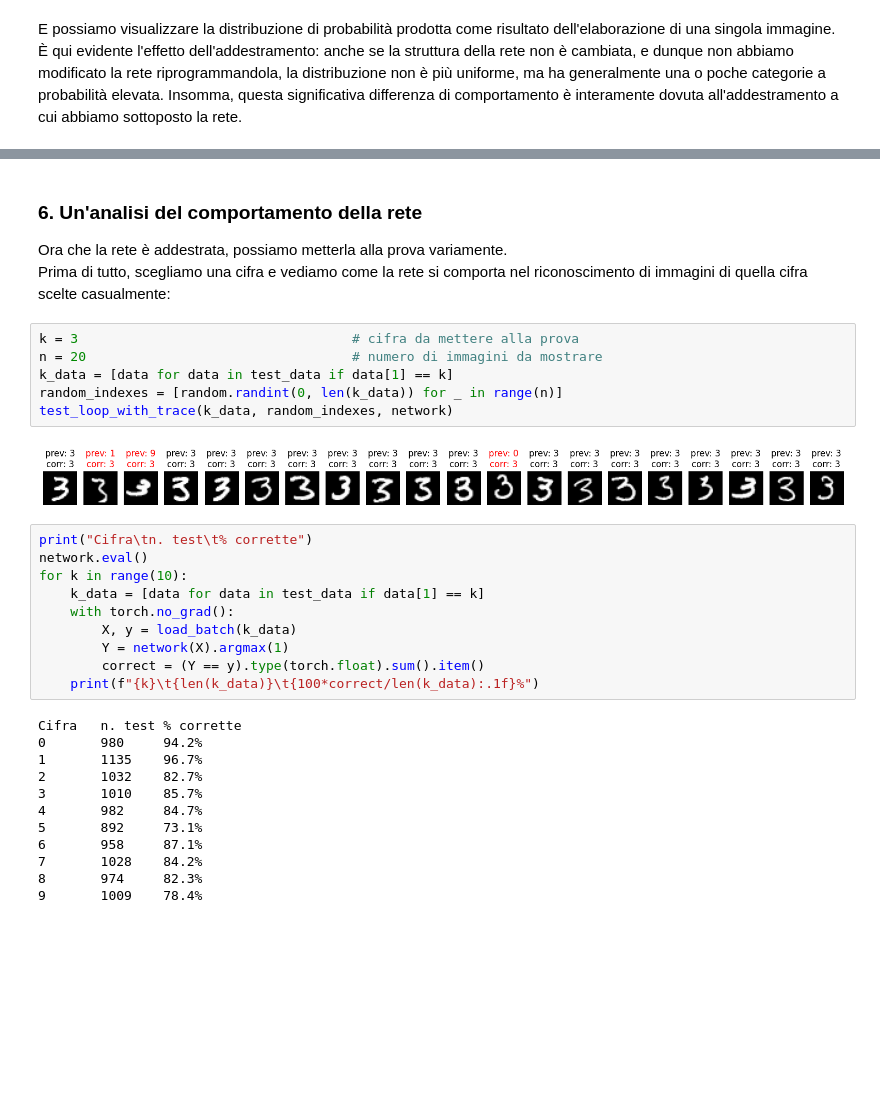
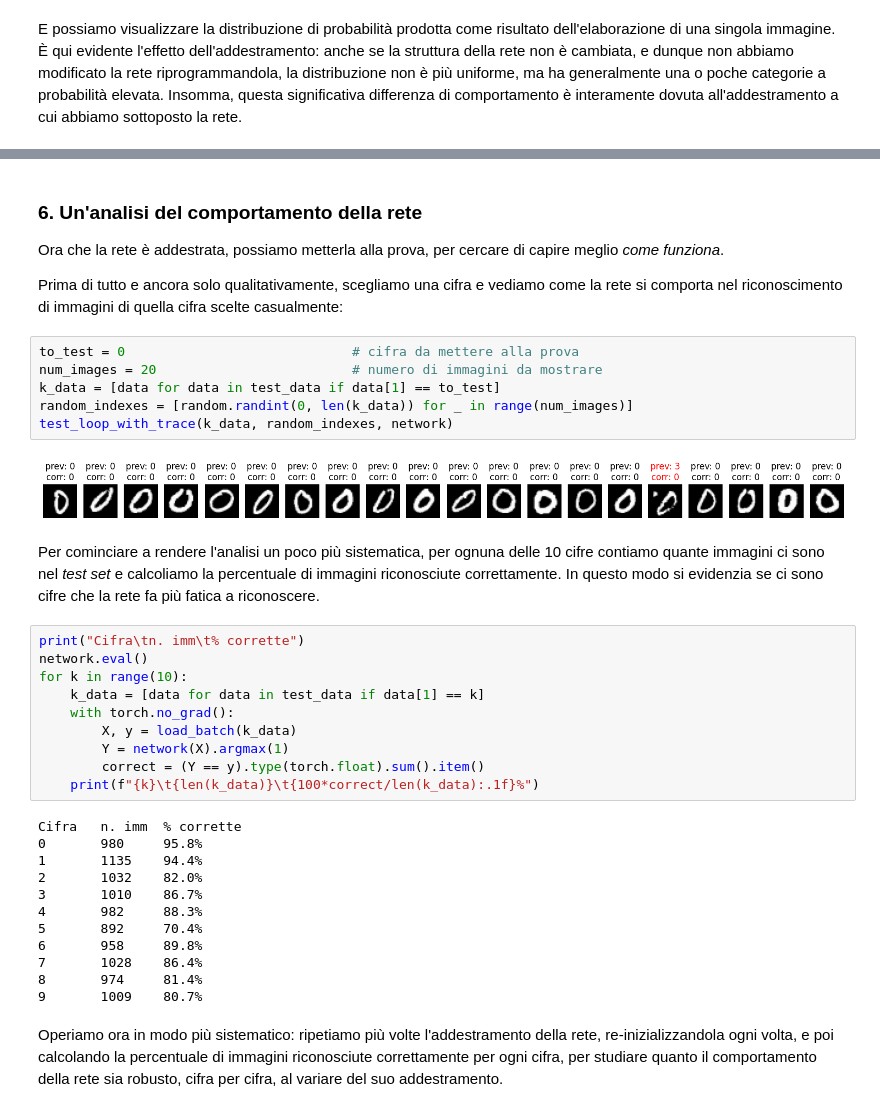
Before and after one commit to lmari/tutorial, a Jupyter notebook: mnist_simple.ipynb, the cells around one changed output, grey strips where cells are left out. Saved outputs shown, nothing was run; the diff lists cells and outputs as text; blank space fills up the shorter version.

```diff
--- a/mnist_simple.ipynb
+++ b/mnist_simple.ipynb
@@ -212,18 +213,21 @@ test_with_prob(test_data, random_index, network)
 <a id="s6"></a>
 ### 6. Un'analisi del comportamento della rete
 
-Ora che la rete è addestrata, possiamo metterla alla prova variamente.
-Prima di tutto, scegliamo una cifra e vediamo come la rete si comporta nel riconoscimento di immagini di quella cifra scelte casualmente:
+Ora che la rete è addestrata, possiamo metterla alla prova, per cercare di capire meglio _come funziona_.
+
+Prima di tutto e ancora solo qualitativamente, scegliamo una cifra e vediamo come la rete si comporta nel riconoscimento di immagini di quella cifra scelte casualmente:
 # %%
-k = 3                                   # cifra da mettere alla prova
-n = 20                                  # numero di immagini da mostrare
-k_data = [data for data in test_data if data[1] == k]
-random_indexes = [random.randint(0, len(k_data)) for _ in range(n)]
+to_test = 0                             # cifra da mettere alla prova
+num_images = 20                         # numero di immagini da mostrare
+k_data = [data for data in test_data if data[1] == to_test]
+random_indexes = [random.randint(0, len(k_data)) for _ in range(num_images)]
 test_loop_with_trace(k_data, random_indexes, network)
 # %% [output]
-[figure, old version]
+[figure, new version]
+# %% [markdown]
+Per cominciare a rendere l'analisi un poco più sistematica, per ognuna delle 10 cifre contiamo quante immagini ci sono nel _test set_ e calcoliamo la percentuale di immagini riconosciute correttamente. In questo modo si evidenzia se ci sono cifre che la rete fa più fatica a riconoscere.
 # %%
-print("Cifra\tn. test\t% corrette")
+print("Cifra\tn. imm\t% corrette")
 network.eval()
 for k in range(10):
     k_data = [data for data in test_data if data[1] == k]
@@ -233,15 +237,17 @@ for k in range(10):
         correct = (Y == y).type(torch.float).sum().item()
     print(f"{k}\t{len(k_data)}\t{100*correct/len(k_data):.1f}%")
 # %% [output]
-Cifra   n. test % corrette
-0       980     94.2%
-1       1135    96.7%
-2       1032    82.7%
-3       1010    85.7%
-4       982     84.7%
-5       892     73.1%
-6       958     87.1%
-7       1028    84.2%
-8       974     82.3%
-9       1009    78.4%
+Cifra   n. imm  % corrette
+0       980     95.8%
+1       1135    94.4%
+2       1032    82.0%
+3       1010    86.7%
+4       982     88.3%
+5       892     70.4%
+6       958     89.8%
+7       1028    86.4%
+8       974     81.4%
+9       1009    80.7%
+# %% [markdown]
+Operiamo ora in modo più sistematico: ripetiamo più volte l'addestramento della rete, re-inizializzandola ogni volta, e poi calcolando la percentuale di immagini riconosciute correttamente per ogni cifra, per studiare quanto il comportamento della rete sia robusto, cifra per cifra, al variare del suo addestramento.
 # %%
```
Also changed, not shown: parts of 20 cells of this notebook, 10 other files.
